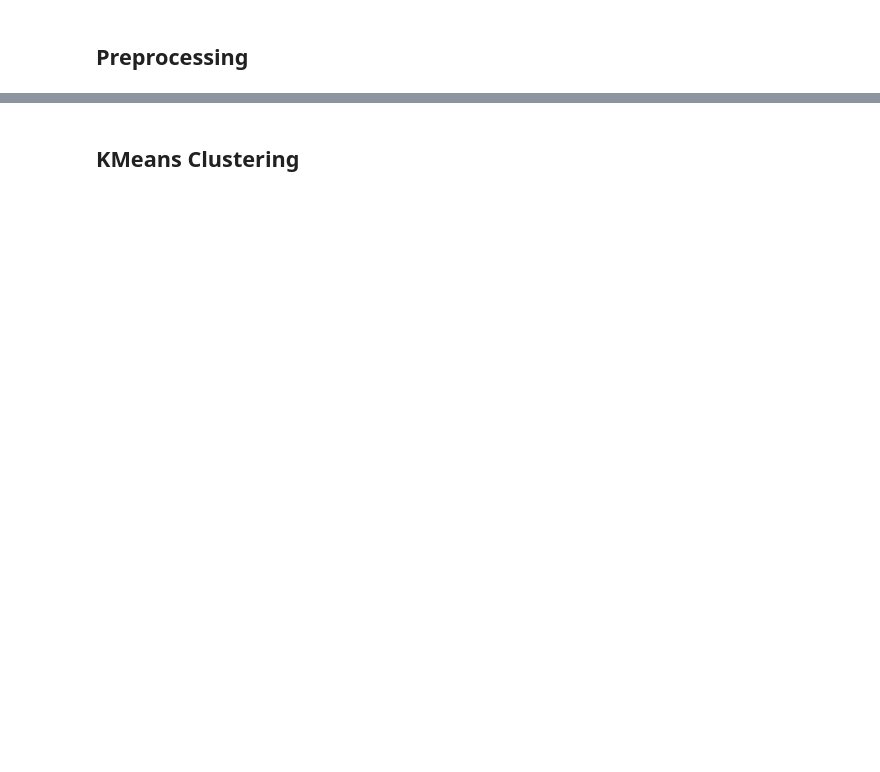
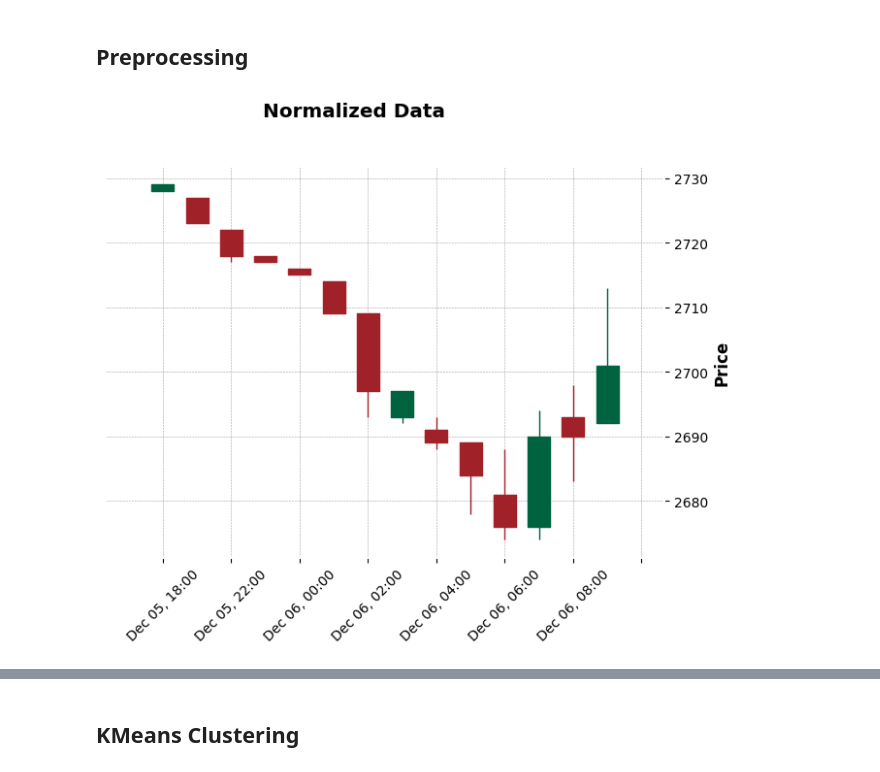
Before and after one commit to polyanasilva/candle-rl-trading, a Jupyter notebook: notebooks/rl_trading.ipynb, the cells around one changed output, grey strips where cells are left out. Cells and saved outputs as stored; diff of their text form; code cells hidden in the pictures; blank space fills up the shorter version.

```diff
--- a/notebooks/rl_trading.ipynb
+++ b/notebooks/rl_trading.ipynb
@@ -44,12 +51,36 @@ def standardize_values(data):
     return data
 
 
-def add_features(data):
-    data['body'] = (data['Close'] - data['Open']) / data['Open'] * 100
-    data['upper_shadow'] = ((data['High'] - data[['Open', 'Close']].max(axis=1)) / data['Open']) * 100
-    data['lower_shadow'] = ((data[['Open', 'Close']].min(axis=1) - data['Low']) / data['Open']) * 100
+def add_features(df):
+    """
+    Compute both absolute and ratio-based features for candle clustering.
 
-    return data
+    Returns a DataFrame with:
+    - body, upper_shadow, lower_shadow
+    - total_length
+    - body_ratio, upper_shadow_ratio, lower_shadow_ratio
+    - log_total_length (for scale awareness)
+    """
+    df = df.copy()
+
+    # Absolute values
+    df['body'] = (df['Close'] - df['Open']).abs()
+    df['upper_shadow'] = df['High'] - df[['Open', 'Close']].max(axis=1)
+    df['lower_shadow'] = df[['Open', 'Close']].min(axis=1) - df['Low']
+    df['total_length'] = df['High'] - df['Low']
+    df['total_length'] = df['total_length'].replace(0, 1e-8)  # avoid division by zero
+
+    # Ratios
+    df['body_ratio'] = df['body'] / df['total_length']
+    df['upper_shadow_ratio'] = df['upper_shadow'] / df['total_length']
+    df['lower_shadow_ratio'] = df['lower_shadow'] / df['total_length']
+
+    # Add logarithmic size scale to help clustering differentiate sizes
+    df['log_total_length'] = np.log(df['total_length'])
+
+    return df
+
+
 
 data = load_path('../data/dados.csv')
 data = inverter(data)
@@ -59,4 +90,8 @@ data = add_features(data)
 
 normalizer = Normalizer()
 normalized_data = pd.DataFrame(normalizer.fit_transform(data), columns=data.columns, index=data.index)
-normalized_data = normalized_data[(normalized_data['upper_shadow'] < 0.0003) & (normalized_data['lower_shadow'] < 0.0003)]
+#normalized_data = normalized_data[(normalized_data['upper_shadow'] < 0.0003) & (normalized_data['lower_shadow'] < 0.0003)]
+# %%
+mpf.plot(data.iloc[:14], type='candle', style='charles', title='Normalized Data', ylabel='Price', volume=False, show_nontrading=False)
+# %% [output]
+[figure, added]
```
Also changed, not shown: parts of 12 cells of this notebook, 2 other files.
